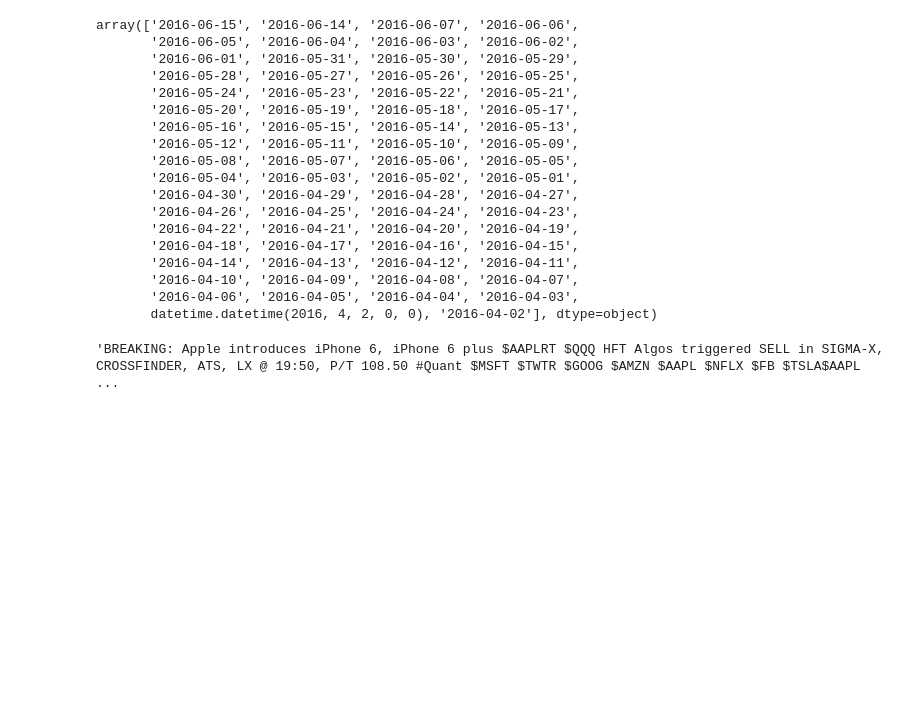
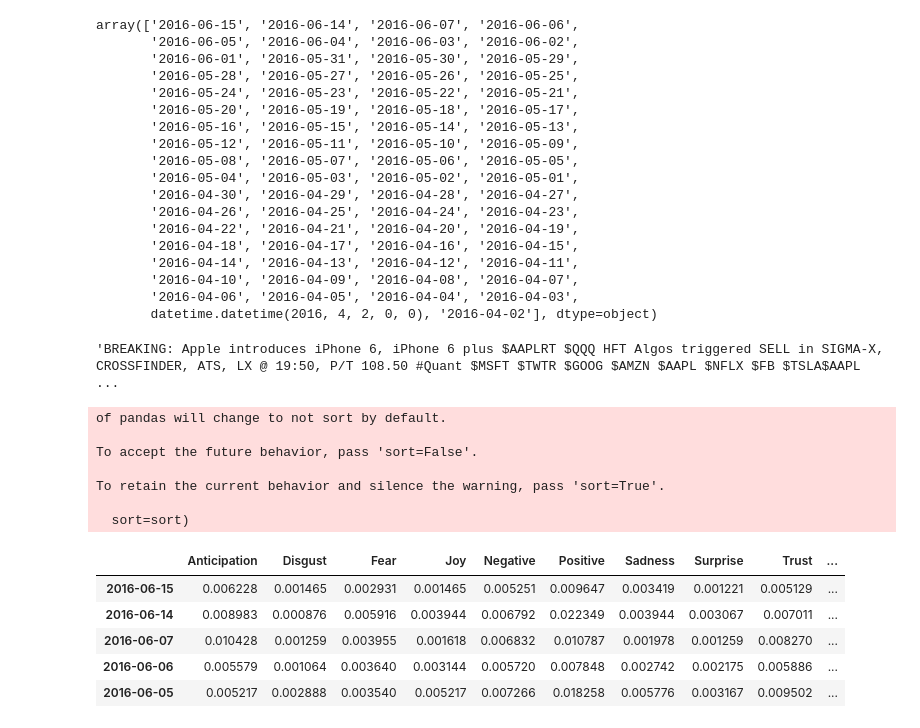
Before and after one commit to an2875/Tools-for-analytics-project, a Jupyter notebook: Project code-data tables and preprocessing.ipynb, the cells around one changed output. Saved outputs shown, nothing was run; the diff lists cells and outputs as text; code cells hidden in the pictures; blank space fills up the shorter version.

Commit message:
Added sentiment analyiser over tweet dataset
Added sentiment analyiser over tweet dataset

```diff
--- a/Project code-data tables and preprocessing.ipynb
+++ b/Project code-data tables and preprocessing.ipynb
@@ -121,0 +182,24 @@ datadict['2016-04-06']
+# %%
+df1 = pd.DataFrame(columns=['Fear','Trust','Negative',
+                           'Positive','Joy','Disgust','Anticipation',
+                           'Sadness','Surprise','follower_count'])
+for i in datadict.keys():
+#     print(i)
+    df=comparative_emotion_analyzer([[i,datadict[i]]],object_name='Apple Tweets',print_output=False)
+    df1=df1.append(df,ignore_index=False)
+
+df1.head()
+# %% [output]
+of pandas will change to not sort by default.
+
+To accept the future behavior, pass 'sort=False'.
+
+To retain the current behavior and silence the warning, pass 'sort=True'.
+
+  sort=sort)
+|  | Anticipation | Disgust | Fear | Joy | Negative | Positive | Sadness | Surprise | Trust | ... |
+| 2016-06-15 | 0.006228 | 0.001465 | 0.002931 | 0.001465 | 0.005251 | 0.009647 | 0.003419 | 0.001221 | 0.005129 | ... |
+| 2016-06-14 | 0.008983 | 0.000876 | 0.005916 | 0.003944 | 0.006792 | 0.022349 | 0.003944 | 0.003067 | 0.007011 | ... |
+| 2016-06-07 | 0.010428 | 0.001259 | 0.003955 | 0.001618 | 0.006832 | 0.010787 | 0.001978 | 0.001259 | 0.008270 | ... |
+| 2016-06-06 | 0.005579 | 0.001064 | 0.003640 | 0.003144 | 0.005720 | 0.007848 | 0.002742 | 0.002175 | 0.005886 | ... |
+| 2016-06-05 | 0.005217 | 0.002888 | 0.003540 | 0.005217 | 0.007266 | 0.018258 | 0.005776 | 0.003167 | 0.009502 | ... |
```
Also changed, not shown: parts of 1 cell of this notebook.
